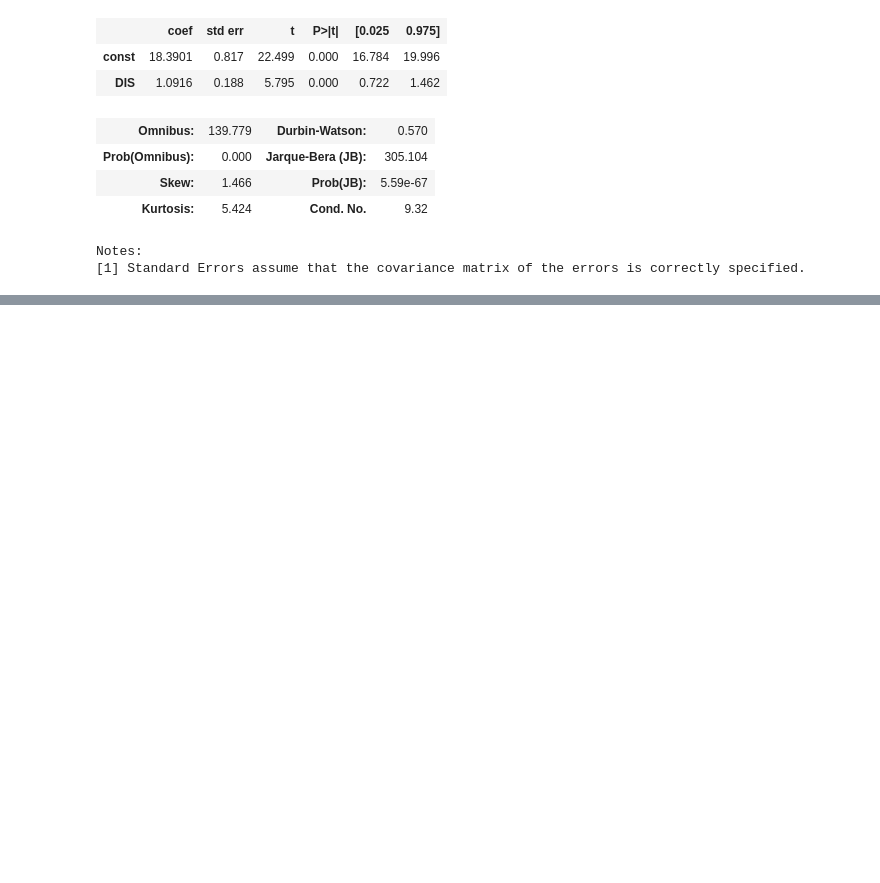
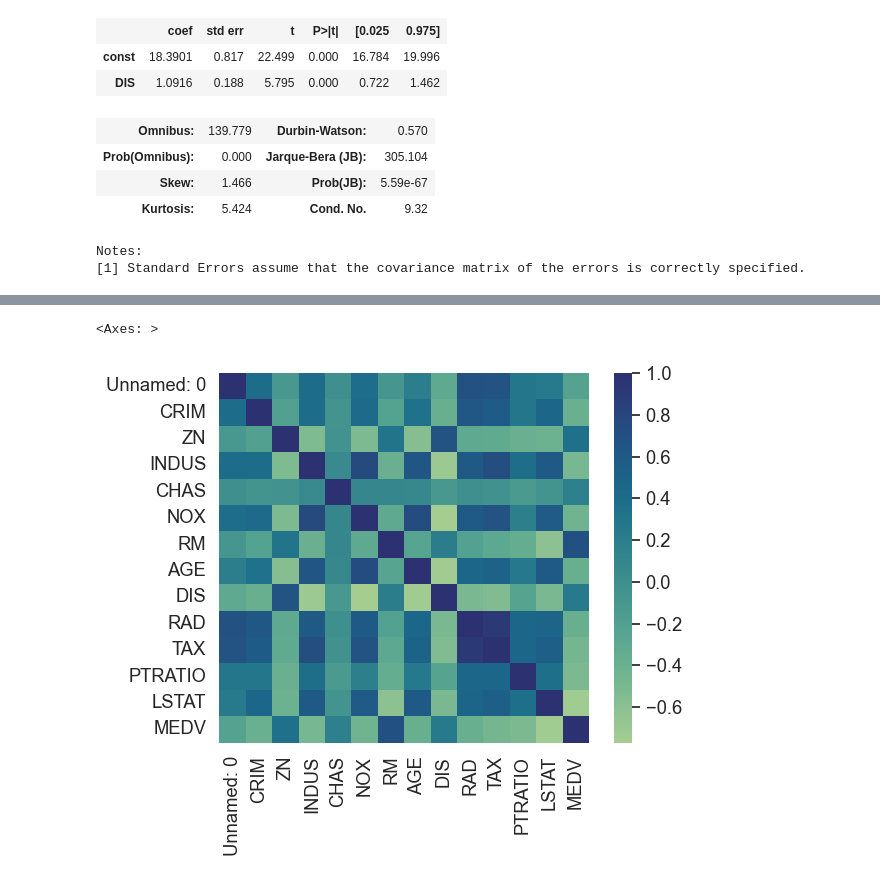
Before and after one commit to Arkdataguy/coursera_assignment, a Jupyter notebook: Peer-Graded-Assignment-jupyterlite-v2.ipynb, the cells around one changed output, grey strips where cells are left out. Cells and saved outputs as stored; diff of their text form; code cells hidden in the pictures; blank space fills up the shorter version.

```diff
--- a/Peer-Graded-Assignment-jupyterlite-v2.ipynb
+++ b/Peer-Graded-Assignment-jupyterlite-v2.ipynb
@@ -321,0 +340,3 @@ boston_df.corr()
+# %%
+boston_df=pd.read_csv('https://cf-courses-data.s3.us.cloud-object-storage.appdomain.cloud/IBMDeveloperSkillsNetwork-ST0151EN-SkillsNetwork/labs/boston_housing.csv')
+boston_df.corr()
@@ -321,0 +359,5 @@ boston_df.corr()
+# %%
+sns.heatmap(data=boston_df.corr(),square=True,cbar=True,cmap="crest")
+# %% [output]
+<Axes: >
+[figure, added]
```
Also changed, not shown: parts of 11 cells of this notebook.
